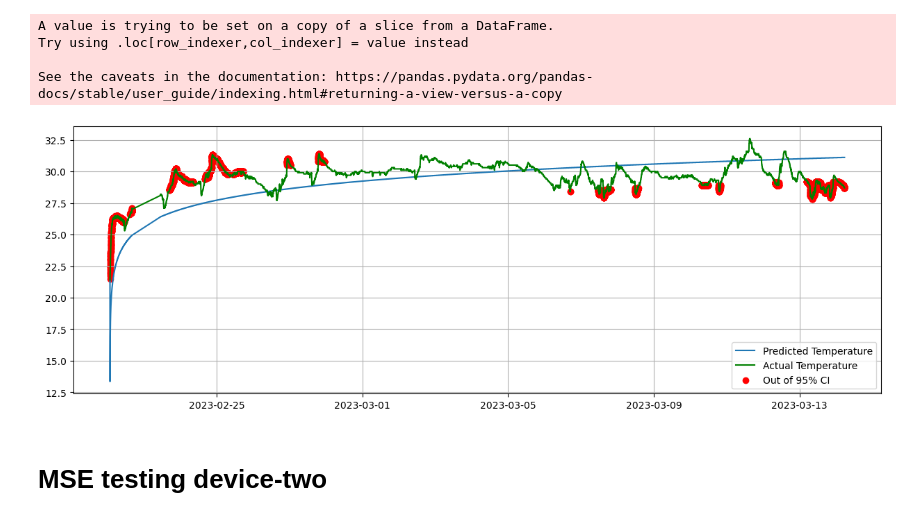
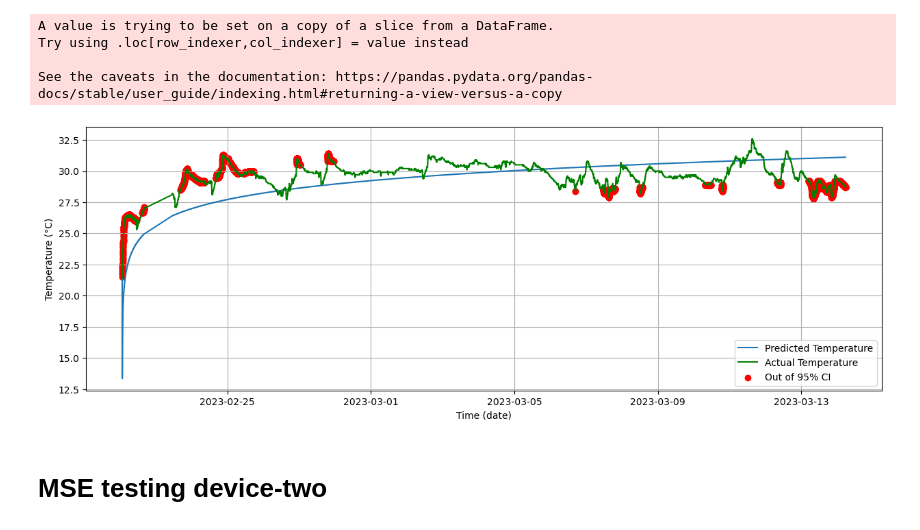
Before and after one commit to itsAiham/bachelor_thesis_HKR2023, a Jupyter notebook: main.ipynb, the cells around one changed output. Saved outputs shown, nothing was run; the diff lists cells and outputs as text; code cells hidden in the pictures.

```diff
--- a/main.ipynb
+++ b/main.ipynb
@@ -1475,29 +1483,30 @@ See the caveats in the documentation: https://pandas.pydata.org/pandas-docs/stab
 # %%
 plt.figure(figsize=(15,5))
 
 
 
 # plt.plot(wave_oc2_datetime, wave_oc2.temp, label='Temperature 2')
 
 # for i in range(wave_oc2_x.shape[0]):
 #     c='g'
 #     if wave_oc2_x['predicted_temp']
 #     plt.scatter(wave_oc2_datetime[i], wave_oc2.iloc[i].temp)
 
 plt.plot(wave_oc2_datetime,  wave_oc2_x['predicted_temp'], label="Predicted Temperature")
 plt.plot(wave_oc2_datetime, wave_oc2.temp, label="Actual Temperature", c='g')
 
 out_of_stdev = np.where(abs(wave_oc2.temp - wave_oc2_x['predicted_temp']) >= 2 * 0.91)
 out_of_stdev_datetime = [datetime.datetime.fromtimestamp(x) for x in wave_oc2.iloc[out_of_stdev]['tsmTs.2']]
 
 plt.scatter(out_of_stdev_datetime, wave_oc2.iloc[out_of_stdev].temp, c='r', label="Out of 95% CI" )
 
-
 plt.grid(True)
 plt.legend()
+plt.xlabel('Time (date)')
+plt.ylabel('Temperature (°C)')
 plt.show()
 # %% [output]
-[figure, old version]
+[figure, new version]
 # %% [markdown]
 # MSE testing device-two
 # %%
```
Also changed, not shown: parts of 5 cells of this notebook.
